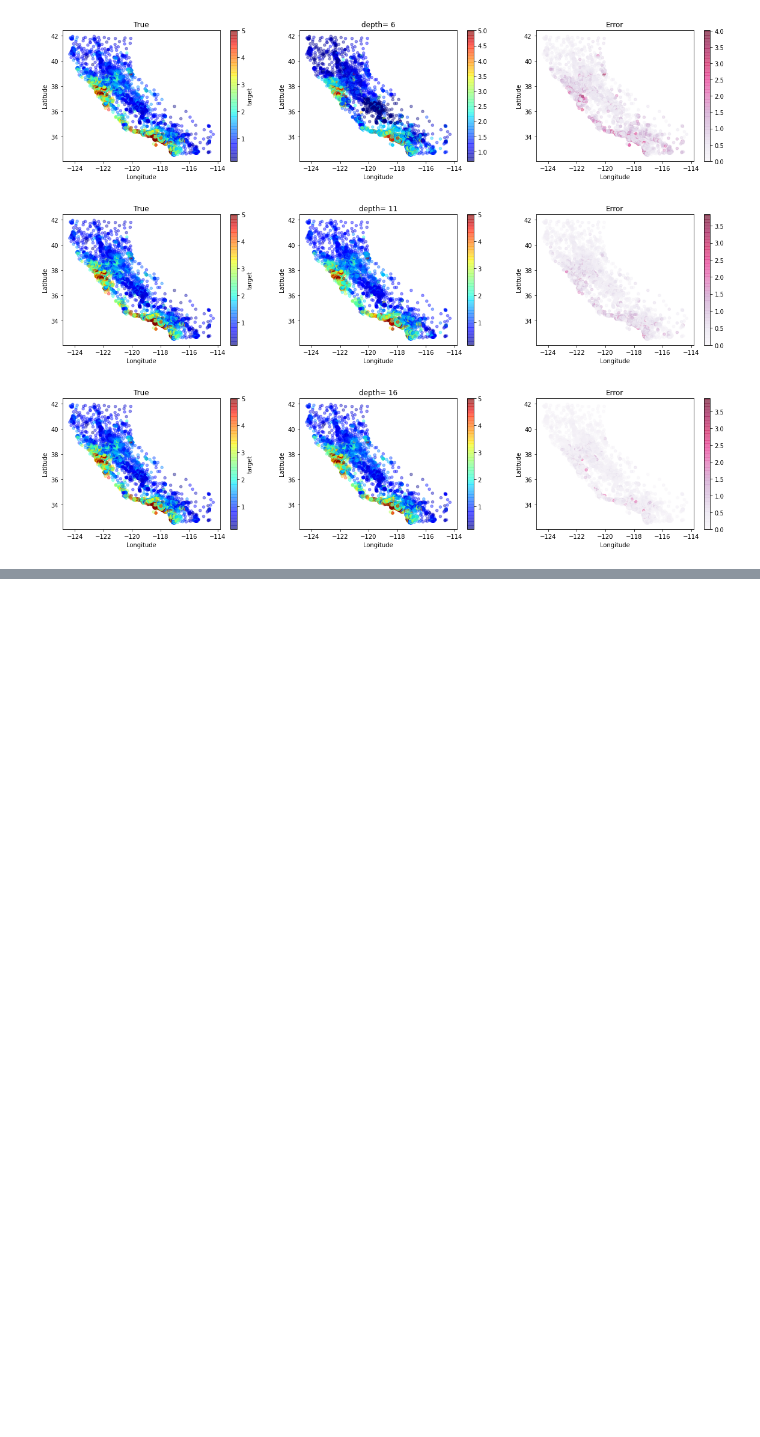
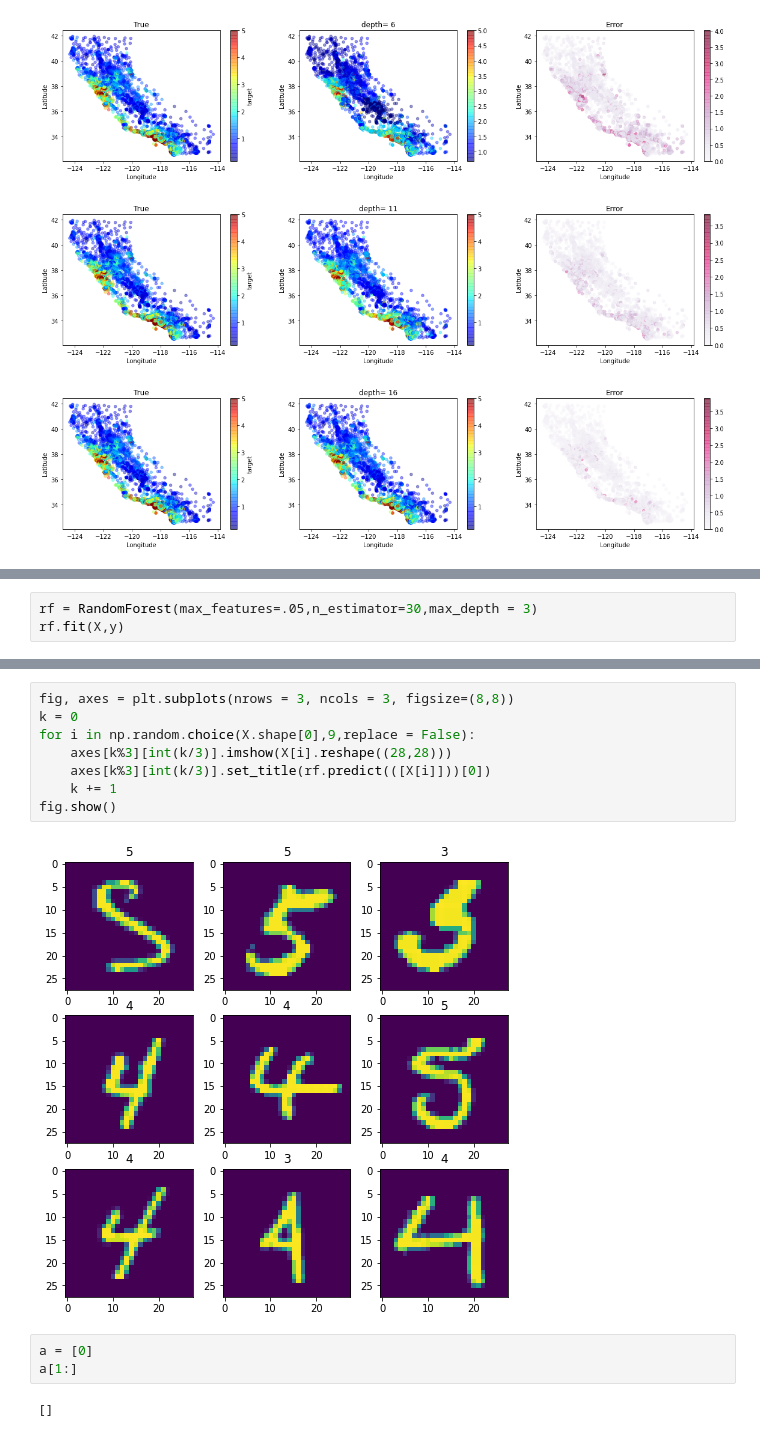
Before and after one commit to AllenLeong/PracticeMLfromScratch, a Jupyter notebook: notebook/DecisionTree.ipynb, the cells around one changed output, grey strips where cells are left out. Cells and saved outputs as stored; diff of their text form; blank space fills up the shorter version.

```diff
--- a/notebook/DecisionTree.ipynb
+++ b/notebook/DecisionTree.ipynb
@@ -146,0 +194,3 @@ for depth in range(1,20,5):
+# %%
+rf = RandomForest(max_features=.05,n_estimator=30,max_depth = 3)
+rf.fit(X,y)
@@ -146,0 +203,15 @@ for depth in range(1,20,5):
+# %%
+fig, axes = plt.subplots(nrows = 3, ncols = 3, figsize=(8,8))
+k = 0
+for i in np.random.choice(X.shape[0],9,replace = False):
+    axes[k%3][int(k/3)].imshow(X[i].reshape((28,28)))
+    axes[k%3][int(k/3)].set_title(rf.predict(([X[i]]))[0])
+    k += 1
+fig.show()
+# %% [output]
+[figure, added]
+# %%
+a = [0]
+a[1:]
+# %% [output]
+[]
```
Also changed, not shown: parts of 17 cells of this notebook, 6 other files.
